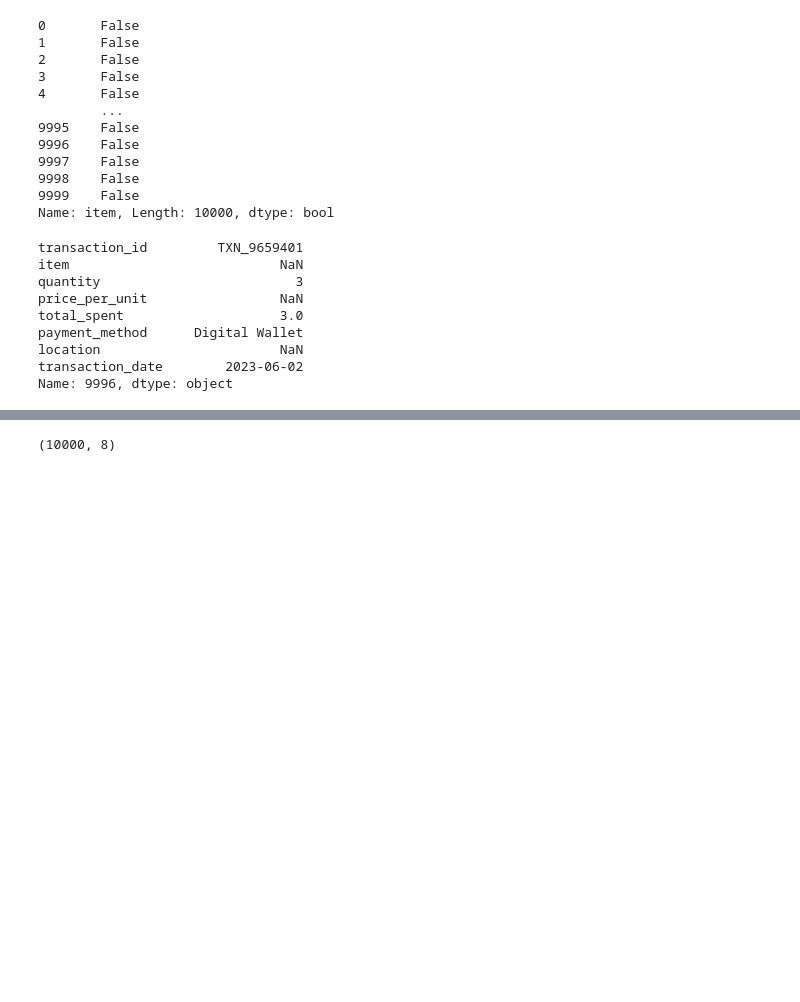
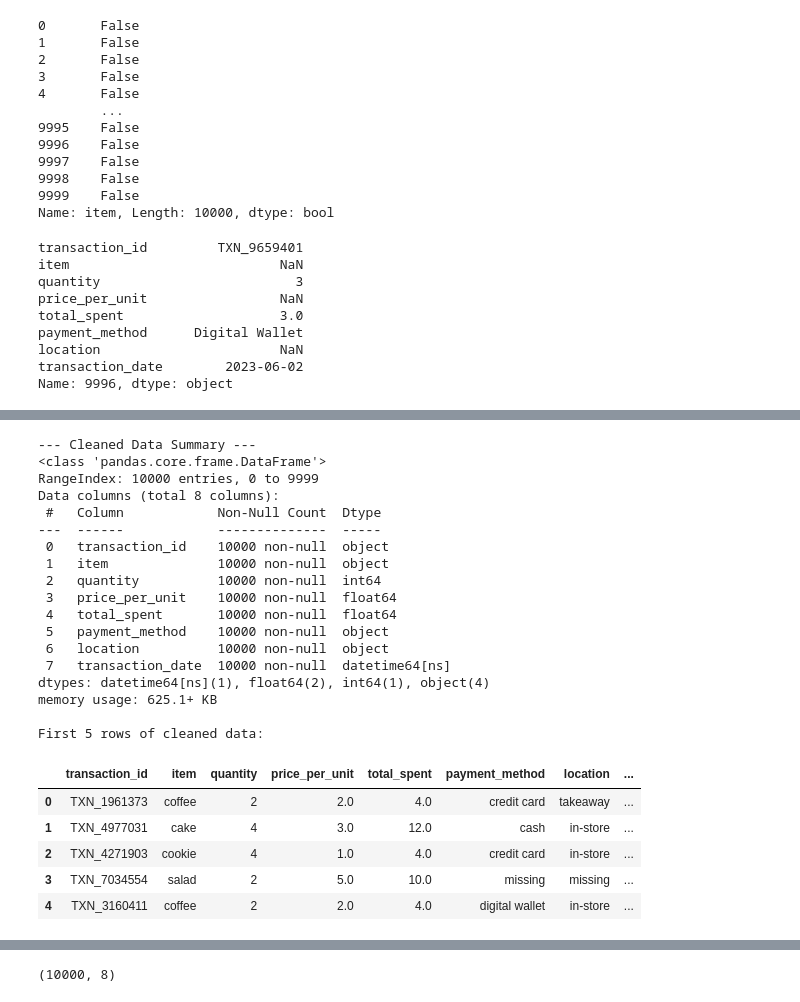
Before and after one commit to fahim-506/eda-with-python, a Jupyter notebook: practice_dataset/cafe_sales.ipynb, the cells around one changed output, grey strips where cells are left out. Cells and saved outputs as stored; diff of their text form; code cells hidden in the pictures; blank space fills up the shorter version.

Commit message:
data cleaning completed

```diff
--- a/practice_dataset/cafe_sales.ipynb
+++ b/practice_dataset/cafe_sales.ipynb
@@ -227,3 +303,33 @@ df[df['transaction_id'] == 'TXN_9659401']
+# %%
+print("\n--- Cleaned Data Summary ---")
+df.info()
+print("\nFirst 5 rows of cleaned data:")
+df.head()
+# %% [output]
+--- Cleaned Data Summary ---
+<class 'pandas.core.frame.DataFrame'>
+RangeIndex: 10000 entries, 0 to 9999
+Data columns (total 8 columns):
+ #   Column            Non-Null Count  Dtype
+---  ------            --------------  -----
+ 0   transaction_id    10000 non-null  object
+ 1   item              10000 non-null  object
+ 2   quantity          10000 non-null  int64
+ 3   price_per_unit    10000 non-null  float64
+ 4   total_spent       10000 non-null  float64
+ 5   payment_method    10000 non-null  object
+ 6   location          10000 non-null  object
+ 7   transaction_date  10000 non-null  datetime64[ns]
+dtypes: datetime64[ns](1), float64(2), int64(1), object(4)
+memory usage: 625.1+ KB
+
+First 5 rows of cleaned data:
+|  | transaction_id | item | quantity | price_per_unit | total_spent | payment_method | location | ... |
+| 0 | TXN_1961373 | coffee | 2 | 2.0 | 4.0 | credit card | takeaway | ... |
+| 1 | TXN_4977031 | cake | 4 | 3.0 | 12.0 | cash | in-store | ... |
+| 2 | TXN_4271903 | cookie | 4 | 1.0 | 4.0 | credit card | in-store | ... |
+| 3 | TXN_7034554 | salad | 2 | 5.0 | 10.0 | missing | missing | ... |
+| 4 | TXN_3160411 | coffee | 2 | 2.0 | 4.0 | digital wallet | in-store | ... |
 # %%
 df.info()
 # %% [output]
```
Also changed, not shown: parts of 17 cells of this notebook.
